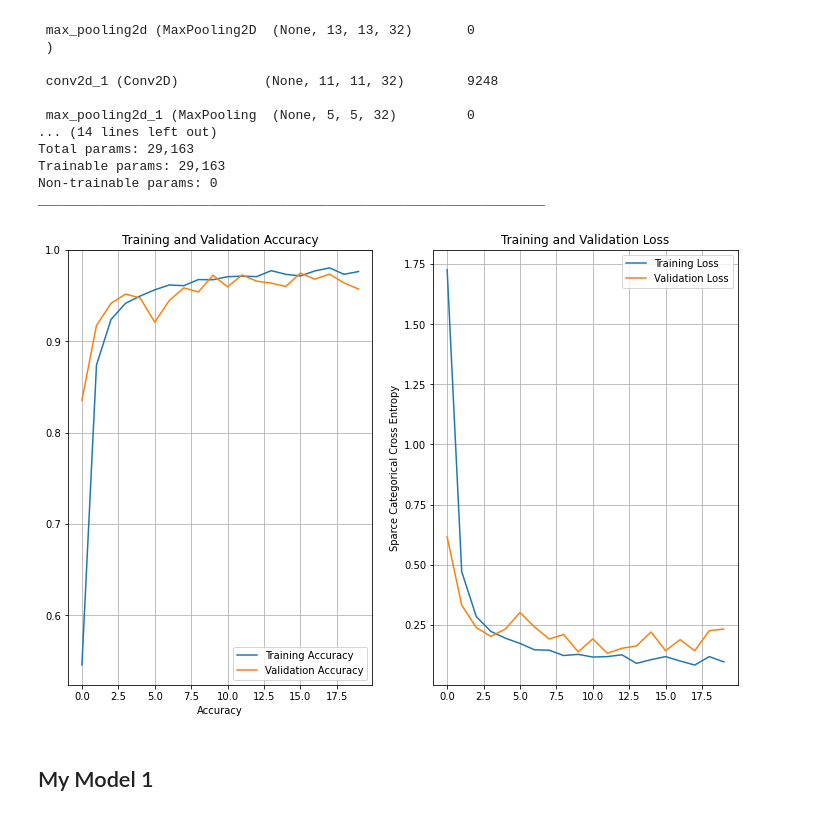
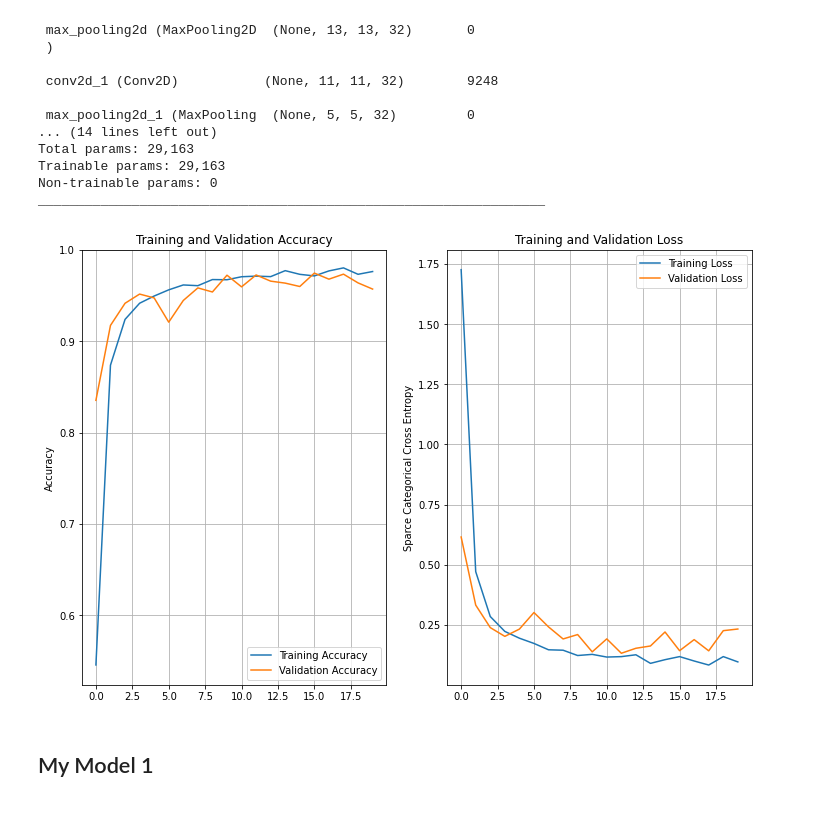
Before and after one commit to PLEX-GR00T/GTSRB_Deep_Learning_Project, a Jupyter notebook: Deep_learning_signboards_models_compare.ipynb, the cells around one changed output. Drawn from its saved outputs; the diff is of its cells as text; code cells hidden in the pictures.

```diff
--- a/Deep_learning_signboards_models_compare.ipynb
+++ b/Deep_learning_signboards_models_compare.ipynb
@@ -375,33 +375,33 @@ _________________________________________________________________
 # %%
 acc = history.history['accuracy']
 val_acc = history.history['val_accuracy']
 
 loss=history.history['loss']
 val_loss=history.history['val_loss']
 
 epochs_range = range(len(acc))
 
 fig=plt.figure(figsize=(12, 8))
 plt.subplot(1, 2, 1)
 plt.plot(epochs_range, acc, label='Training Accuracy')
 plt.plot(epochs_range, val_acc, label='Validation Accuracy')
 plt.legend(loc='lower right')
-plt.xlabel('Accuracy')
+plt.ylabel('Accuracy')
 plt.ylim([min(plt.ylim()),1])
 plt.grid(True)
 plt.title('Training and Validation Accuracy')
 
 plt.subplot(1, 2, 2)
 plt.plot(epochs_range, loss, label='Training Loss')
 plt.plot(epochs_range, val_loss, label='Validation Loss')
 plt.legend(loc='upper right')
 plt.ylabel('Sparce Categorical Cross Entropy')
 plt.grid(True)
 plt.title('Training and Validation Loss')
 plt.show()
 fig.savefig('traininghistory.pdf')
 # %% [output]
-[figure, old version]
+[figure, new version]
 # %% [markdown]
 ## My Model 1
 # %%
```
Also changed, not shown: parts of 2 cells of this notebook.
